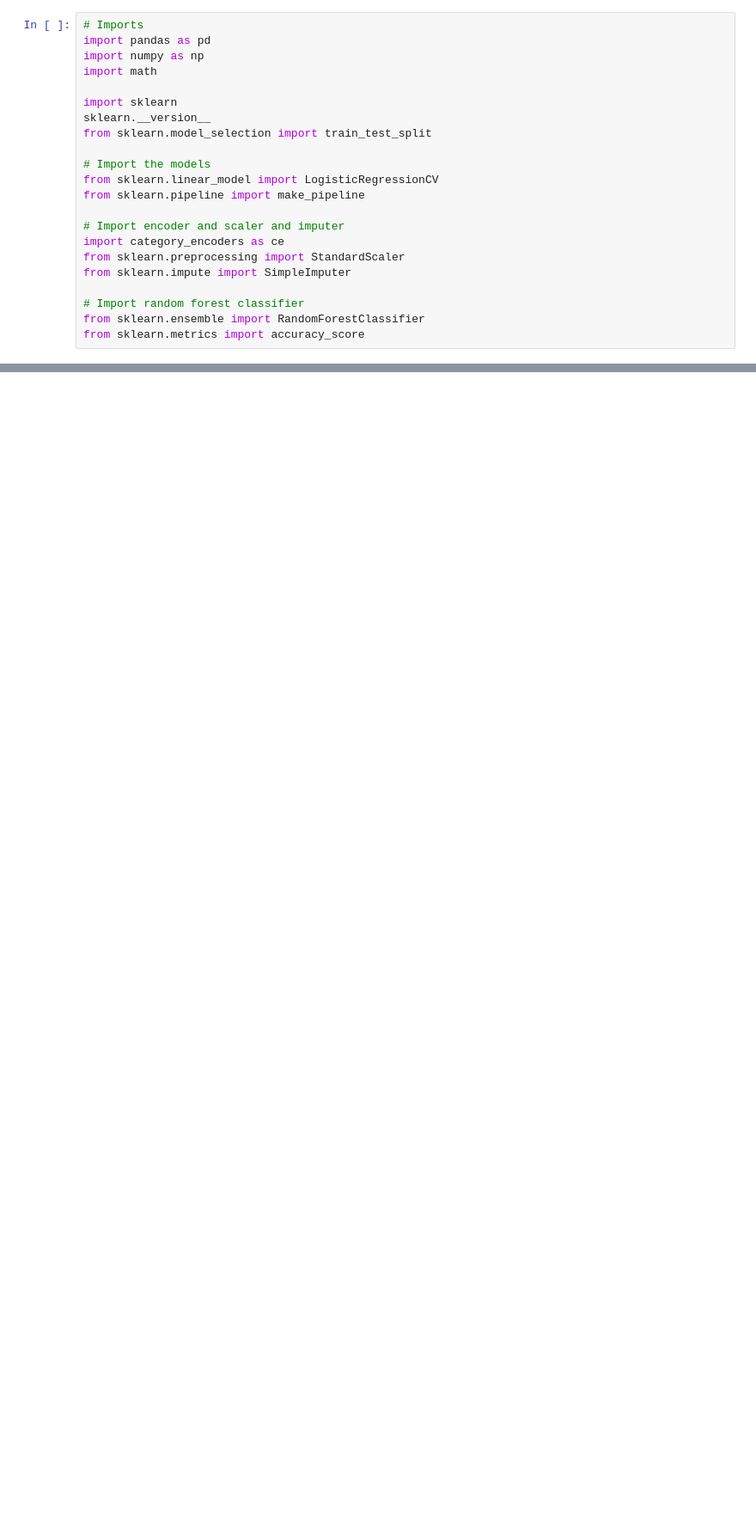
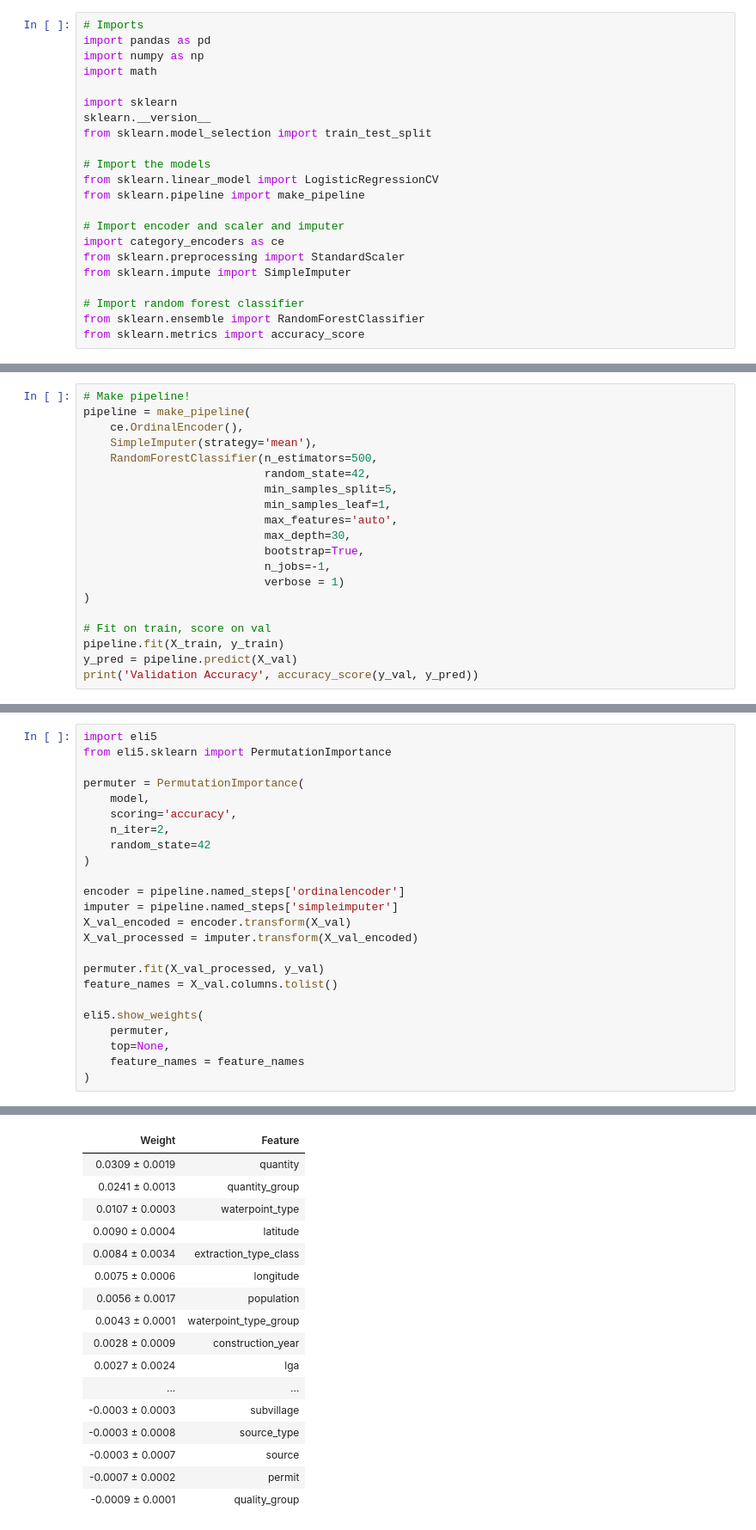
Before and after one commit to JimKing100/DS-Unit-2-Applied-Modeling, a Jupyter notebook: Kaggle_Study_Guide.ipynb, the cells around one changed output, grey strips where cells are left out. Shown at 86% size. Drawn from its saved outputs; the diff is of its cells as text; blank space fills up the shorter version.

```diff
--- a/Kaggle_Study_Guide.ipynb
+++ b/Kaggle_Study_Guide.ipynb
@@ -329,0 +190,20 @@ Validation Accuracy 0.8215488215488216
+# %%
+# Make pipeline!
+pipeline = make_pipeline(
+    ce.OrdinalEncoder(),
+    SimpleImputer(strategy='mean'),
+    RandomForestClassifier(n_estimators=500,
+                           random_state=42,
+                           min_samples_split=5,
+                           min_samples_leaf=1,
+                           max_features='auto',
+                           max_depth=30,
+                           bootstrap=True,
+                           n_jobs=-1,
+                           verbose = 1)
+)
+
+# Fit on train, score on val
+pipeline.fit(X_train, y_train)
+y_pred = pipeline.predict(X_val)
+print('Validation Accuracy', accuracy_score(y_val, y_pred))
@@ -344,0 +247,25 @@ Validation Accuracy 0.8215488215488216
+# %%
+import eli5
+from eli5.sklearn import PermutationImportance
+
+permuter = PermutationImportance(
+    model,
+    scoring='accuracy',
+    n_iter=2,
+    random_state=42
+)
+
+encoder = pipeline.named_steps['ordinalencoder']
+imputer = pipeline.named_steps['simpleimputer']
+X_val_encoded = encoder.transform(X_val)
+X_val_processed = imputer.transform(X_val_encoded)
+
+permuter.fit(X_val_processed, y_val)
+feature_names = X_val.columns.tolist()
+
+eli5.show_weights(
+    permuter,
+    top=None,
+    feature_names = feature_names
+)
+# %% [output]
@@ -344,0 +289,17 @@ Validation Accuracy 0.8215488215488216
+| Weight | Feature |
+| 0.0309 ± 0.0019 | quantity |
+| 0.0241 ± 0.0013 | quantity_group |
+| 0.0107 ± 0.0003 | waterpoint_type |
+| 0.0090 ± 0.0004 | latitude |
+| 0.0084 ± 0.0034 | extraction_type_class |
+| 0.0075 ± 0.0006 | longitude |
+| 0.0056 ± 0.0017 | population |
+| 0.0043 ± 0.0001 | waterpoint_type_group |
+| 0.0028 ± 0.0009 | construction_year |
+| 0.0027 ± 0.0024 | lga |
+| ... | ... |
+| -0.0003 ± 0.0003 | subvillage |
+| -0.0003 ± 0.0008 | source_type |
+| -0.0003 ± 0.0007 | source |
+| -0.0007 ± 0.0002 | permit |
+| -0.0009 ± 0.0001 | quality_group |
```
Also changed, not shown: parts of 15 cells of this notebook.
